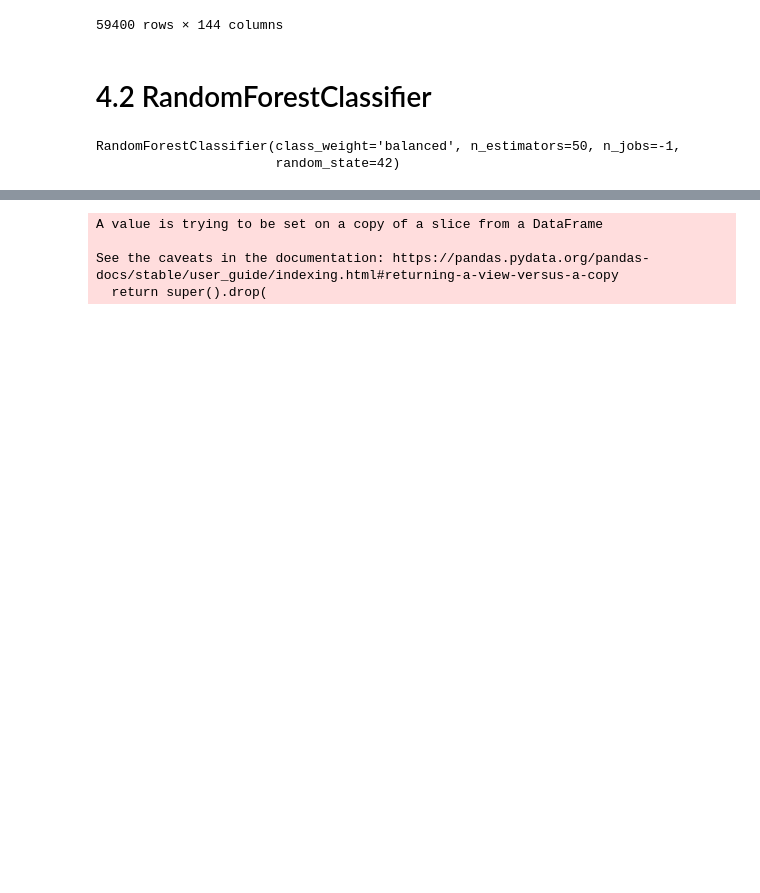
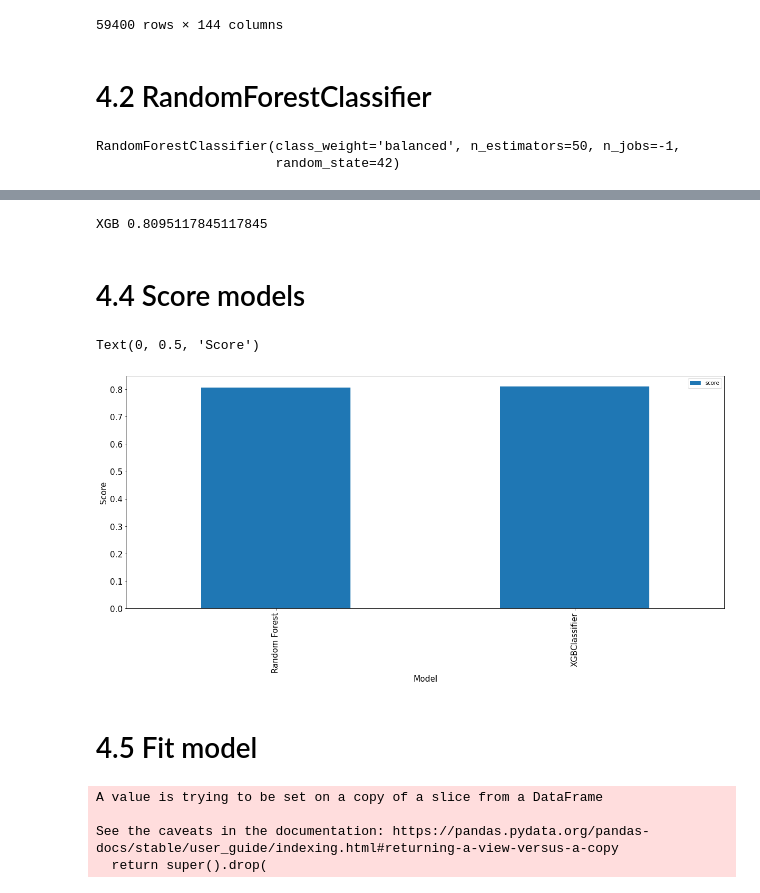
Before and after one commit to hemakaraveenhansika/pump-it-up, a Jupyter notebook: pump-it-up.ipynb, the cells around one changed output, grey strips where cells are left out. Cells and saved outputs as stored; diff of their text form; code cells hidden in the pictures; blank space fills up the shorter version.

```diff
--- a/pump-it-up.ipynb
+++ b/pump-it-up.ipynb
@@ -1131,9 +1136,9 @@ robust_train_data_1
 59400 rows × 144 columns
 # %%
 target='status_group' #assign out target column as target
-used_cols = [c for c in train_data_1.columns.tolist() if c not in [target]]
-X=train_data_1[used_cols]
-y=train_data_1[target]
+used_cols = [c for c in robust_train_data_1.columns.tolist() if c not in [target]]
+X=robust_train_data_1[used_cols]
+y=robust_train_data_1[target]
 # %%
 # to divide our X and y to test and train
 X_train, X_test, y_train, y_test = train_test_split(X, y, test_size=0.2, random_state=42)
@@ -1154,0 +1162,5 @@ Random Forest 0.8052188552188552
+# %%
+xgb_model = XGBClassifier(objective = 'multi:softmax', booster = 'gbtree', num_class = 3, eval_metric = 'merror', eta = .1,max_depth = 12, colsample_bytree = .4, learning_rate = 0.1,
+                        max_delta_step=1)
+# %%
+xgb_model.fit(X_train, y_train)
@@ -1155,3 +1178,21 @@ Random Forest 0.8052188552188552
+# %%
+scoreXGB= xgb_model.score(X_test,y_test)
+# %%
+print('XGB' ,scoreXGB)
+# %% [output]
+XGB 0.8095117845117845
+# %% [markdown]
+# 4.4 Score models
+# %%
+score = pd.DataFrame([("Random Forest", scoreRFC), ("XGBClassifier", scoreXGB)], columns=["Model", "score"])
+score.plot(x="Model", y="score", kind='bar', fontsize=15)
+plt.xlabel('Model', fontsize=15)
+plt.ylabel('Score', fontsize=15)
+# %% [output]
+Text(0, 0.5, 'Score')
+[figure, added]
+# %% [markdown]
+# 4.5 Fit model
 # %%
 test_data_1.drop(columns=['status_group'],inplace=True )
 # %% [output]
```
Also changed, not shown: parts of 17 cells of this notebook, 1 other file.
